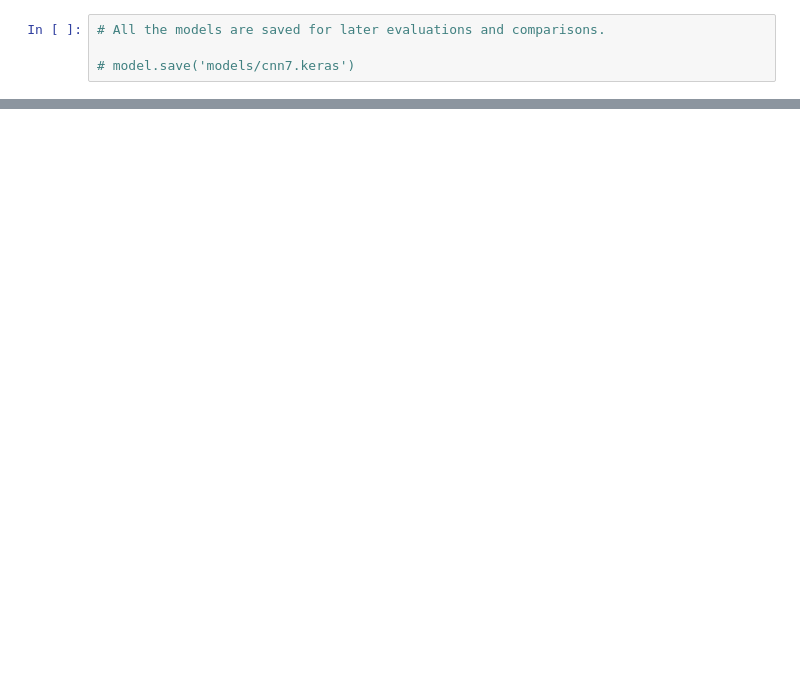
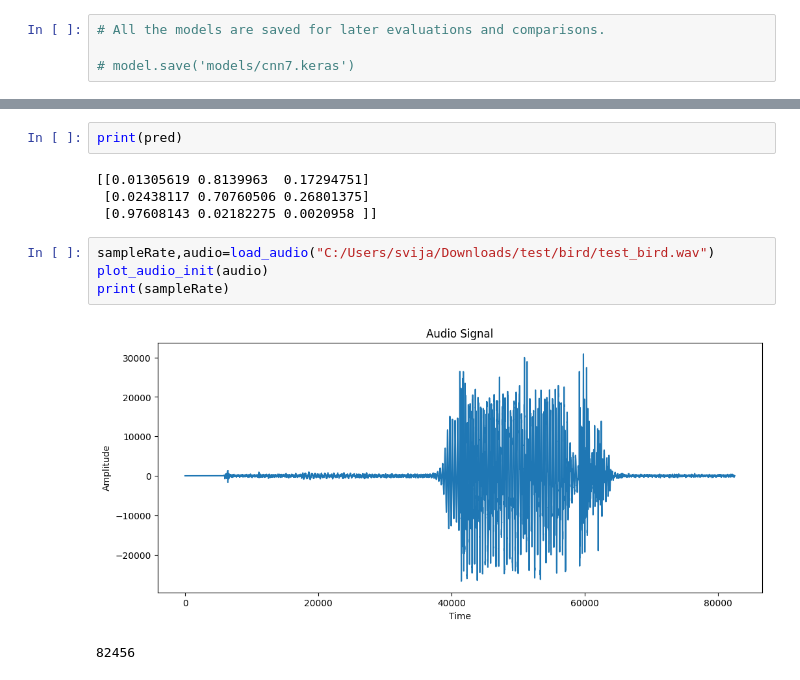
Before and after one commit to svijayvrat/Py-STT-Engine, a Jupyter notebook: stt-engine.ipynb, the cells around one changed output, grey strips where cells are left out. Drawn from its saved outputs; the diff is of its cells as text; blank space fills up the shorter version.

```diff
--- a/stt-engine.ipynb
+++ b/stt-engine.ipynb
@@ -428,0 +586,13 @@ loss,accuracy=model.evaluate(validate_dataset)
+# %%
+print(pred)
+# %% [output]
+[[0.01305619 0.8139963  0.17294751]
+ [0.02438117 0.70760506 0.26801375]
+ [0.97608143 0.02182275 0.0020958 ]]
+# %%
+sampleRate,audio=load_audio("C:/Users/svija/Downloads/test/bird/test_bird.wav")
+plot_audio_init(audio)
+print(sampleRate)
+# %% [output]
+[figure, added]
+82456
```
Also changed, not shown: parts of 30 cells of this notebook.
